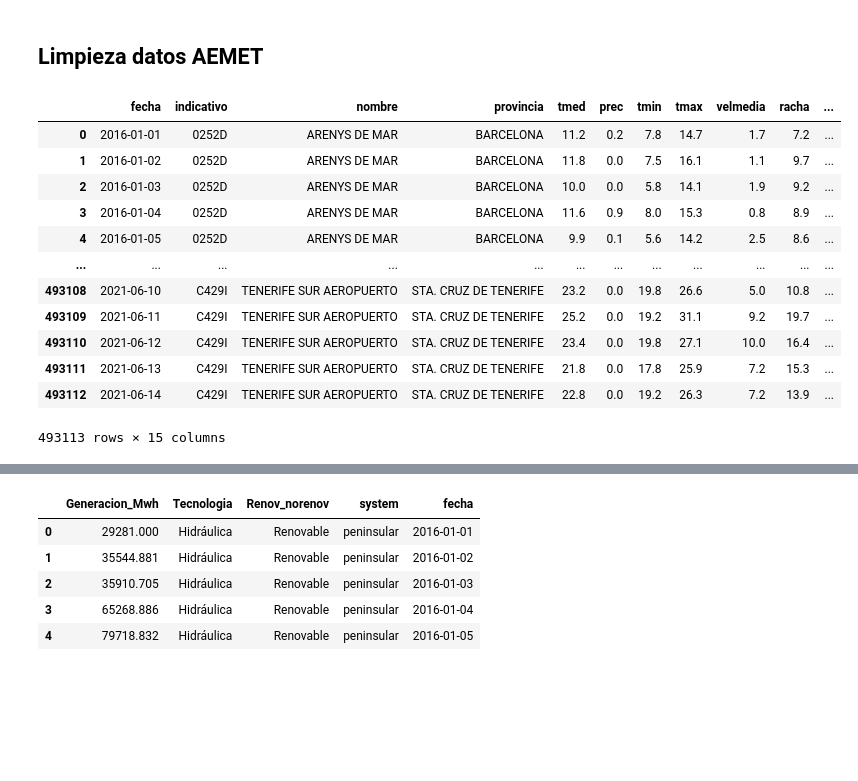
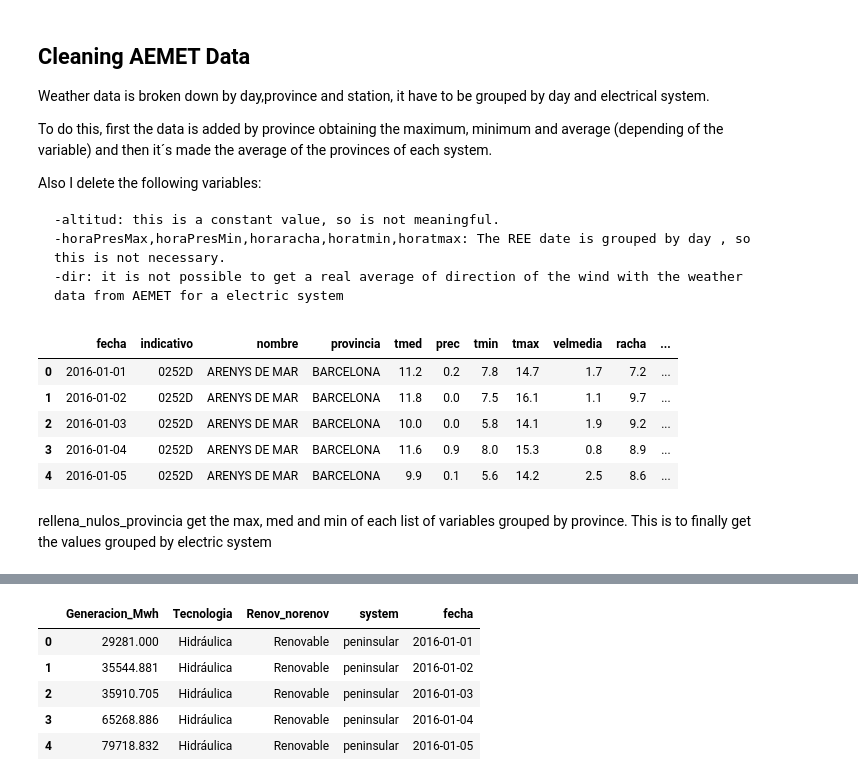
Before and after one commit to sotodosos/ClasesMaster26, a Jupyter notebook: Python/2-TFM Analysis and preprocesing.ipynb, the cells around one changed output, grey strips where cells are left out. Drawn from its saved outputs; the diff is of its cells as text; code cells hidden in the pictures; blank space fills up the shorter version.

```diff
--- a/Python/2-TFM Analysis and preprocesing.ipynb
+++ b/Python/2-TFM Analysis and preprocesing.ipynb
@@ -64,25 +71,31 @@ memory usage: 86.5+ MB
-# %% [markdown]
-## Limpieza datos AEMET
+# %% [markdown]
+## Cleaning AEMET Data
+
+Weather data is broken down by day,province and station, it have to be grouped by day and electrical system.
+
+To do this, first the data is added by province obtaining the maximum, minimum and average (depending of the variable) and then it´s made the average of the provinces of each system.
+
+Also I delete the following variables:
+
+    -altitud: this is a constant value, so is not meaningful.
+    -horaPresMax,horaPresMin,horaracha,horatmin,horatmax: The REE date is grouped by day , so this is not necessary.
+    -dir: it is not possible to get a real average of direction of the wind with the weather data from AEMET for a electric system
 # %%
-# Elimino las columnas que no me interesan
+# Drop unused columns, this columns are dropped because their info is not meaningful for our models
 df_weather.drop(columns=['altitud','horaPresMax','horaPresMin','horaracha','dir','horatmin','horatmax'],inplace=True)
 
+# execute limpieza function from utils to convert columns to numbers by replace ',' for '.'
 df_weather=limpieza(df_weather,df_weather.columns[4:13])
-df_weather
+df_weather.head()
 # %% [output]
 |  | fecha | indicativo | nombre | provincia | tmed | prec | tmin | tmax | velmedia | racha | ... |
 | 0 | 2016-01-01 | 0252D | ARENYS DE MAR | BARCELONA | 11.2 | 0.2 | 7.8 | 14.7 | 1.7 | 7.2 | ... |
 | 1 | 2016-01-02 | 0252D | ARENYS DE MAR | BARCELONA | 11.8 | 0.0 | 7.5 | 16.1 | 1.1 | 9.7 | ... |
 | 2 | 2016-01-03 | 0252D | ARENYS DE MAR | BARCELONA | 10.0 | 0.0 | 5.8 | 14.1 | 1.9 | 9.2 | ... |
 | 3 | 2016-01-04 | 0252D | ARENYS DE MAR | BARCELONA | 11.6 | 0.9 | 8.0 | 15.3 | 0.8 | 8.9 | ... |
 | 4 | 2016-01-05 | 0252D | ARENYS DE MAR | BARCELONA | 9.9 | 0.1 | 5.6 | 14.2 | 2.5 | 8.6 | ... |
-| ... | ... | ... | ... | ... | ... | ... | ... | ... | ... | ... | ... |
-| 493108 | 2021-06-10 | C429I | TENERIFE SUR AEROPUERTO | STA. CRUZ DE TENERIFE | 23.2 | 0.0 | 19.8 | 26.6 | 5.0 | 10.8 | ... |
-| 493109 | 2021-06-11 | C429I | TENERIFE SUR AEROPUERTO | STA. CRUZ DE TENERIFE | 25.2 | 0.0 | 19.2 | 31.1 | 9.2 | 19.7 | ... |
-| 493110 | 2021-06-12 | C429I | TENERIFE SUR AEROPUERTO | STA. CRUZ DE TENERIFE | 23.4 | 0.0 | 19.8 | 27.1 | 10.0 | 16.4 | ... |
-| 493111 | 2021-06-13 | C429I | TENERIFE SUR AEROPUERTO | STA. CRUZ DE TENERIFE | 21.8 | 0.0 | 17.8 | 25.9 | 7.2 | 15.3 | ... |
-| 493112 | 2021-06-14 | C429I | TENERIFE SUR AEROPUERTO | STA. CRUZ DE TENERIFE | 22.8 | 0.0 | 19.2 | 26.3 | 7.2 | 13.9 | ... |
-493113 rows × 15 columns
+# %% [markdown]
+rellena_nulos_provincia get the max, med and min of each list of variables grouped by province. This is to finally get the values grouped by electric system
 # %%
 df_weather_group=rellena_nulos_provincia(df_weather,['tmax','presMax','racha'],['tmin','presMin'],['prec','tmed','sol','velmedia'])
 # %%
```
Also changed, not shown: parts of 17 cells of this notebook, 7 other files.
